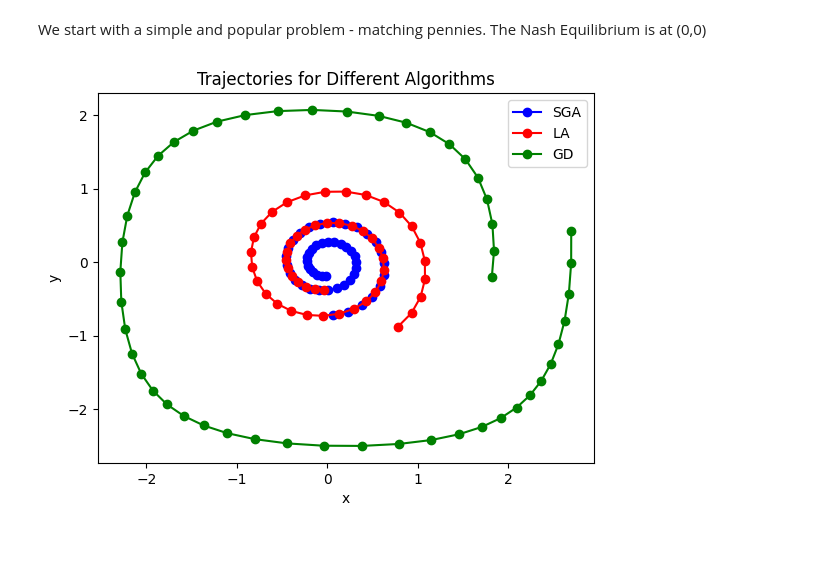
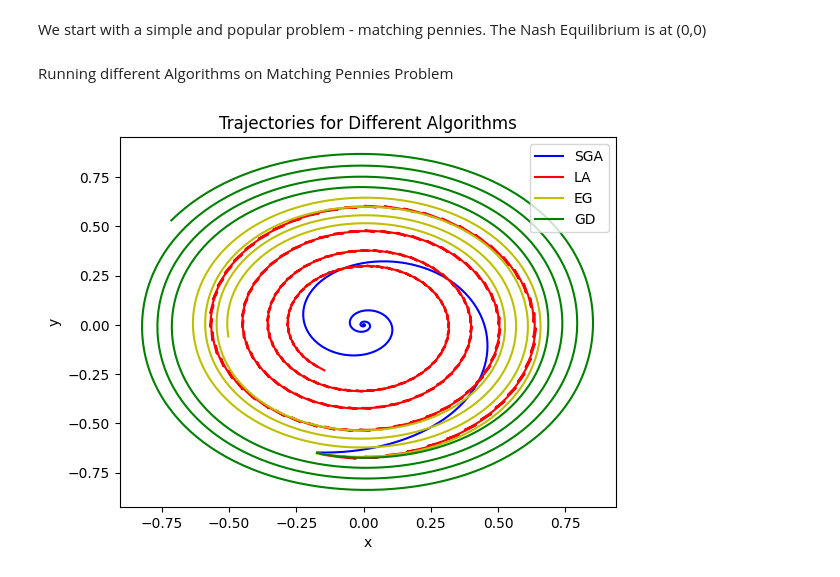
Before and after one commit to aniketSanyal/GamesInMLProject, a Jupyter notebook: Symplectic_Gradient_Adjustment_with_Lookahead.ipynb, the cells around one changed output. Saved outputs shown, nothing was run; the diff lists cells and outputs as text; code cells hidden in the pictures; blank space fills up the shorter version.

```diff
--- a/Symplectic_Gradient_Adjustment_with_Lookahead.ipynb
+++ b/Symplectic_Gradient_Adjustment_with_Lookahead.ipynb
@@ -70,0 +72,4 @@ def update_th(th, Ls, alpha, algo, a=0.5, b=0.1, gam=1, ep=0.1, lss_lam=0.1):
+# %%
+#simple func to calculate distance to optimum
+def calculate_l2_distance(x, y, x_soln =0,  y_soln=0):
+    return np.sqrt((x-x_soln)**2 + (y-y_soln)**2)
@@ -84,54 +116,71 @@ def matching_pennies():
     L_2 = torch.matmul(torch.matmul(x, payout_mat_2), y)
     return [L_1, L_2]
   return dims, Ls
+# %%
+#this gradient func is explicitly calculated for the matching pennies problem to help the lookahead method
+payout_mat_1 = torch.Tensor([[1,-1],[-1,1]])
+payout_mat_2 = -payout_mat_1
+def gradient_func(th):
+  p_1, p_2 = torch.sigmoid(th[0]), torch.sigmoid(th[1])
+  x, y = torch.cat([p_1, 1-p_1]), torch.cat([p_2, 1-p_2])
+  grad_x = payout_mat_1.t() @ y
+  grad_y = x.t() @ payout_mat_2
+  return grad_x, grad_y
+# %% [markdown]
+Running different Algorithms on Matching Pennies Problem
 # %%
-import copy
-def calculate_l2_distance(x, y):
-    return np.sqrt(x**2 + y**2)
-
-def run_and_plot(algo, num_epochs=50, alpha=1, std=1):
-    # Select game
-    dims, Ls = matching_pennies()
-
-    # Initialise theta ~ Normal(0, std)
-    th = init_th(dims, std)
+def run_and_plot(algo, th, num_epochs=1000, alpha=0.1):
+    th = [tensor.clone().detach().requires_grad_(True) for tensor in th]
 
     # Run
     losses_out = np.zeros((num_epochs, len(th)))
     th_out = []
     distances = []
     for k in range(num_epochs):
-        th, losses = update_th(th, Ls, alpha, algo)
+        th, losses,_ = update_th(th, Ls, alpha, algo)
         th_out.append(copy.deepcopy(th))
         losses_out[k] = [loss.data.numpy() for loss in losses]
         x , y = th[0].item(), th[1].item()
         distance_to_optimum = calculate_l2_distance(x,y)
         distances.append(distance_to_optimum)
 
     th_out_x = [th[0].item() for th in th_out]
     th_out_y = [th[1].item() for th in th_out]
 
     return th_out_x, th_out_y, losses_out, distances
 
+
+dims, Ls = matching_pennies()
+std = 1
+th_initial = init_th(dims, std)
+
+
 # Run and plot for 'sga'
-th_out_x_sga, th_out_y_sga, losses_out_sga, distances_sga = run_and_plot('sga')
-plt.plot(th_out_x_sga, th_out_y_sga, marker='o', linestyle='-', color='b', label='SGA')
+th_out_x_sga, th_out_y_sga, losses_out_sga, distances_sga = run_and_plot('sga', th_initial)
+plt.plot(th_out_x_sga, th_out_y_sga,linestyle='-', color='b', label='SGA')
 
-# Run and plot for 'la'
-th_out_x_la, th_out_y_la, losses_out_la, distances_la = run_and_plot('la')
-plt.plot(th_out_x_la, th_out_y_la, marker='o', linestyle='-', color='r', label='LA')
+trajectory, distances_la = lookahead(th_initial,gradient_func, 1000, 0.1)
+x_values = [point[0].item() for point in trajectory]
+y_values = [point[1].item() for point in trajectory]
+plt.plot(x_values, y_values, linestyle='-', color='r', label = 'LA')
+
+# Run and plot for 'eg'
+th_out_x_eg, th_out_y_eg, losses_out_eg, distances_eg = run_and_plot('eg', th_initial)
+plt.plot(th_out_x_eg, th_out_y_eg, linestyle='-', color='y', label='EG')
+
 
 # Run and plot for 'gd'
-th_out_x_gd, th_out_y_gd, losses_out_gd, distances_gd  = run_and_plot('gd')
-plt.plot(th_out_x_gd, th_out_y_gd, marker='o', linestyle='-', color='g', label='GD')
+th_out_x_gd, th_out_y_gd, losses_out_gd, distances_gd  = run_and_plot('gd', th_initial)
+plt.plot(th_out_x_gd, th_out_y_gd, linestyle='-', color='g', label='GD')
+
 
 plt.title('Trajectories for Different Algorithms')
 plt.xlabel('x')
 plt.ylabel('y')
 plt.legend()
 plt.show()
 # %% [output]
-[figure, old version]
+[figure, new version]
 # %%
 plt.plot(distances_sga, linestyle='-', color='b', label='SGA')
 plt.plot(distances_la,  linestyle='-', color='r', label='LA')
```
Also changed, not shown: parts of 11 cells of this notebook.
